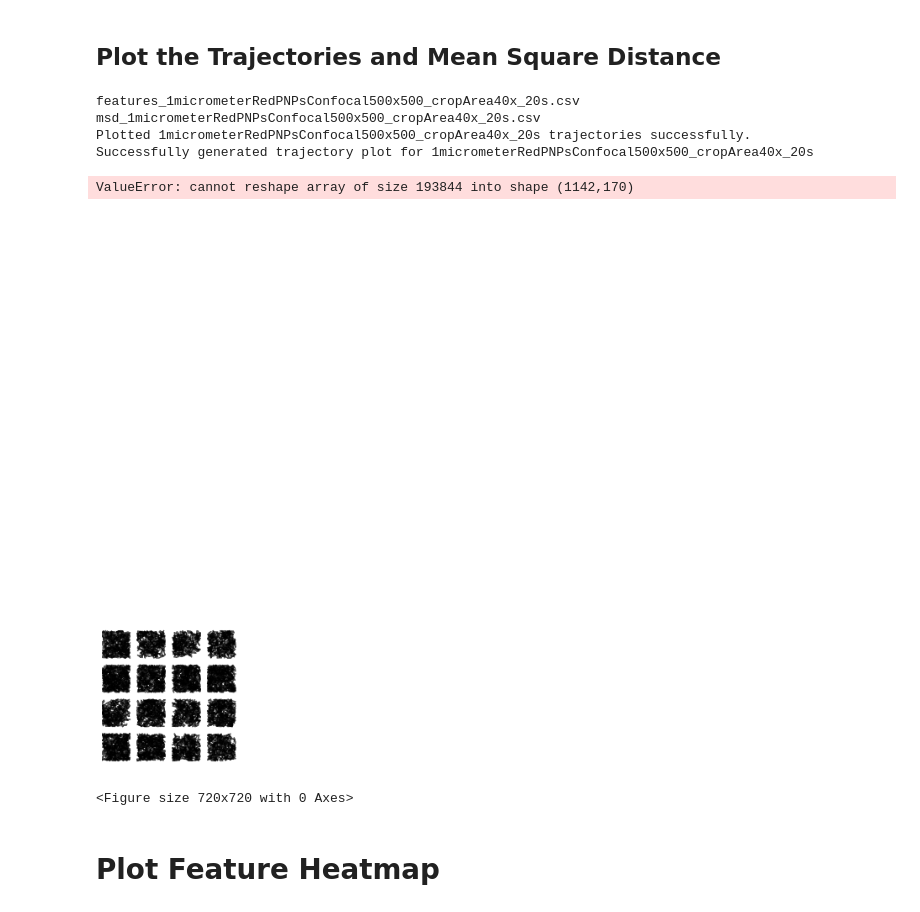
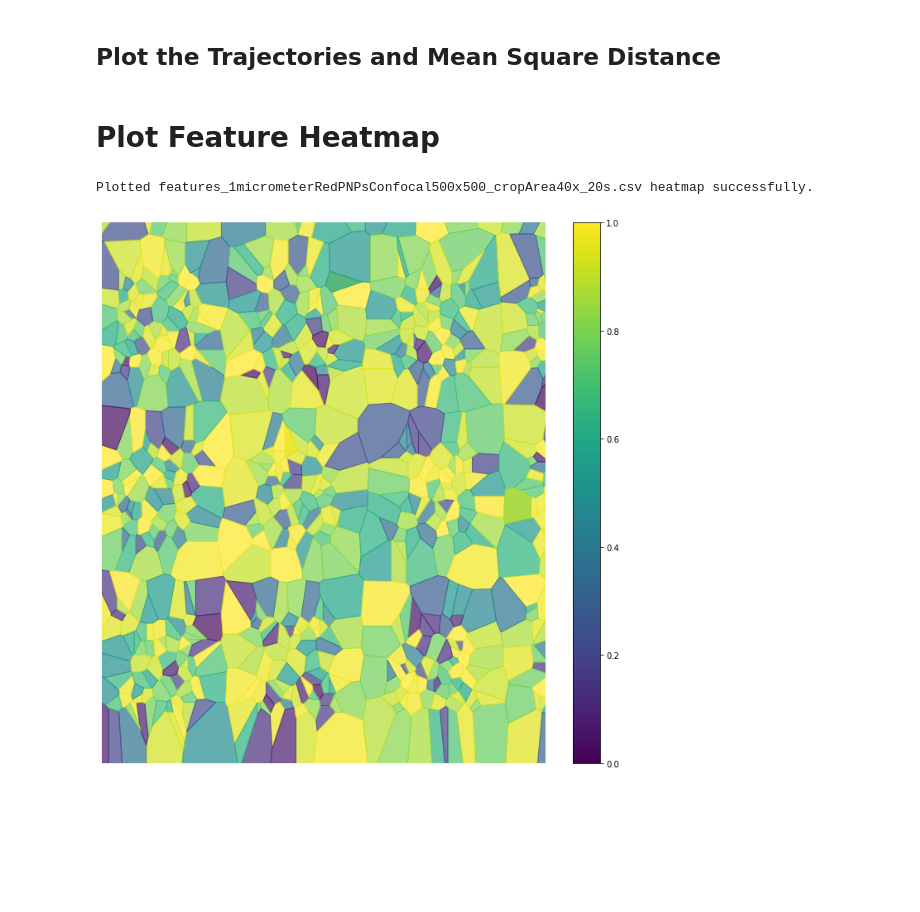
Before and after one commit to cflc/diff_classifier_urop, a Jupyter notebook: notebooks/development/BB_MPT_Processing.ipynb, the cells around one changed output. Cells and saved outputs as stored; diff of their text form; code cells hidden in the pictures; blank space fills up the shorter version.

Commit message:
changed reshape to resize to avoid issues of shape

```diff
--- a/notebooks/development/BB_MPT_Processing.ipynb
+++ b/notebooks/development/BB_MPT_Processing.ipynb
@@ -209,17 +207,5 @@ merged['X']
 # %%
 msds = 'msd_{}.csv'.format(filename)
 feat = 'features_{}.csv'.format(filename)
-print(feat)
-print(msds)
-hm.plot_trajectories(filename, resolution=oshape[1], rows=division_rows, cols=division_cols, upload=False, figsize=(12, 12), bucket = 'mckenna.data')
+hm.plot_trajectories(filename, resolution=100, rows=division_rows, cols=division_cols, upload=False, figsize=(12, 12), bucket = 'mckenna.data')
 print('Successfully generated trajectory plot for {}'.format(filename))
-geomean, geoSEM = hm.plot_individual_msds(filename, x_range=2, y_range=10, umppx=0.33, fps=fps, upload=False, bucket='mckenna.data')
-print('Successfully generated csv files for {}'.format(filename))
-# %% [output]
-features_1micrometerRedPNPsConfocal500x500_cropArea40x_20s.csv
-msd_1micrometerRedPNPsConfocal500x500_cropArea40x_20s.csv
-Plotted 1micrometerRedPNPsConfocal500x500_cropArea40x_20s trajectories successfully.
-Successfully generated trajectory plot for 1micrometerRedPNPsConfocal500x500_cropArea40x_20s
-ValueError: cannot reshape array of size 193844 into shape (1142,170)
-[figure, removed]
-<Figure size 720x720 with 0 Axes>
@@ -226,8 +215,11 @@ ValueError: cannot reshape array of size 193844 into shape (1142,170)
 # %% [markdown]
 # Plot Feature Heatmap
 # %%
-org_feat = 'orig_features_{}.csv'.format(filename)
-hm.plot_heatmap(org_feat, resolution=512, rows=division_rows, cols=division_cols, upload=False, figsize=(12, 12), bucket = 'mckenna.data')
+#org_feat = 'orig_features_{}.csv'.format(filename)
+#hm.plot_heatmap(org_feat, resolution=512, rows=division_rows, cols=division_cols, upload=False, figsize=(12, 12), bucket = 'mckenna.data')
 
 feat = 'features_{}.csv'.format(filename)
-hm.plot_heatmap(feat, resolution=512, rows=division_rows, cols=division_cols, upload=False, figsize=(12, 12), bucket = 'mckenna.data')
+hm.plot_heatmap(feat, resolution=100, rows=division_rows, cols=division_cols, upload=False, figsize=(12, 12), bucket = 'mckenna.data')
+# %% [output]
+Plotted features_1micrometerRedPNPsConfocal500x500_cropArea40x_20s.csv heatmap successfully.
+[figure, added]
```
Also changed, not shown: parts of 3 cells of this notebook, 1 other file.
